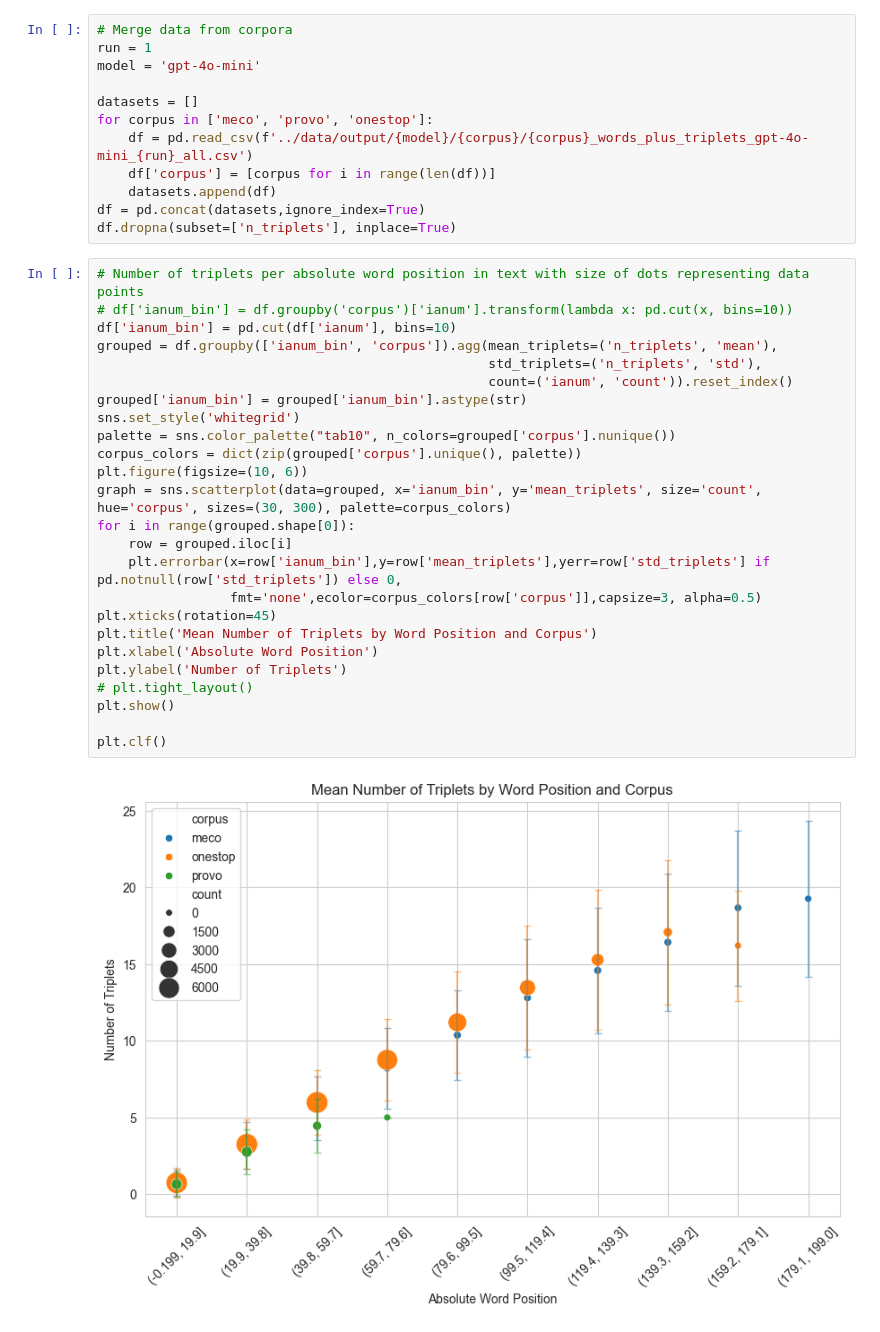
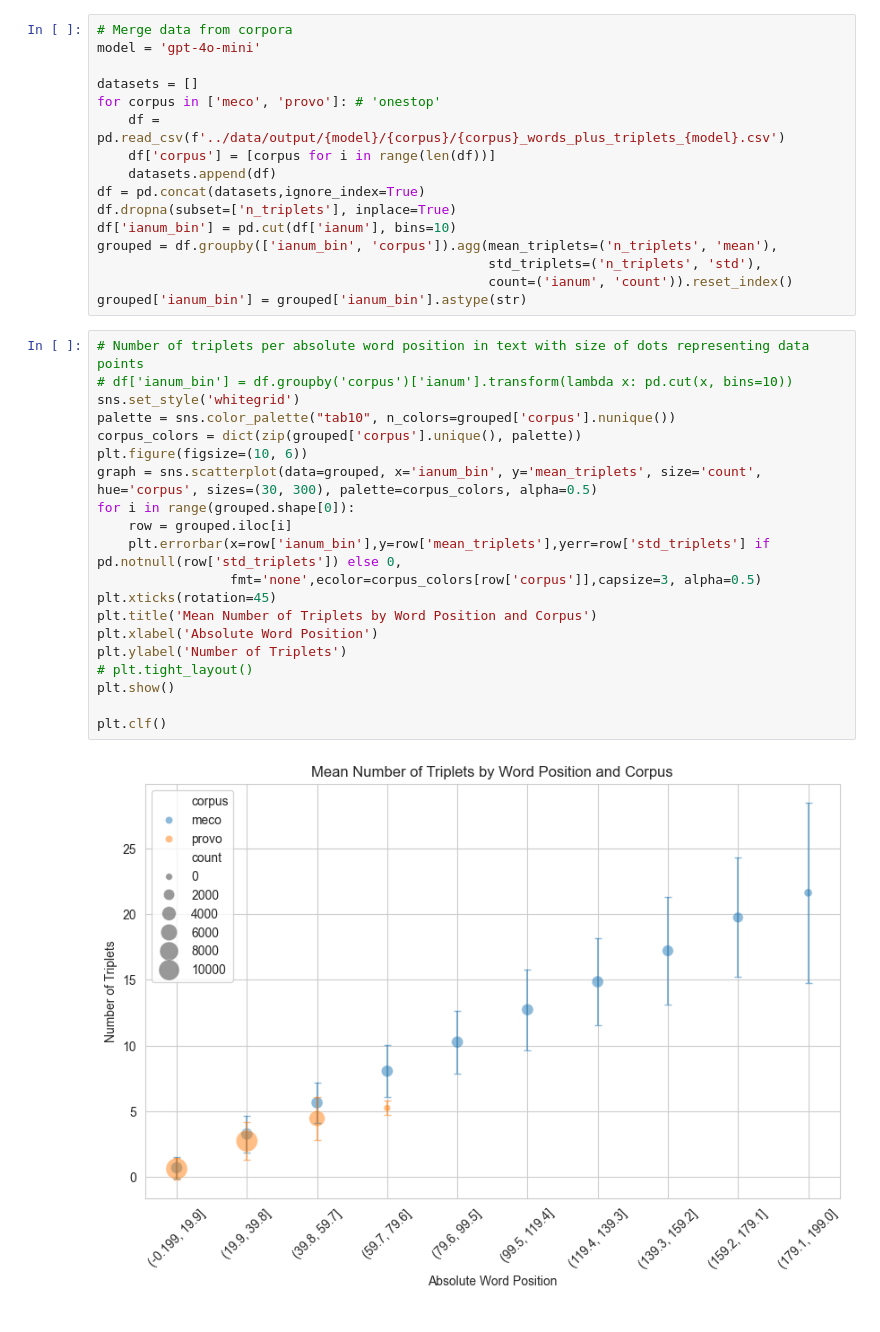
Before and after one commit to dritlopes/sentence_wrap_up_text2kg, a Jupyter notebook: src/visualisations.ipynb, the cells around one changed output. Cells and saved outputs as stored; diff of their text form.

```diff
--- a/src/visualisations.ipynb
+++ b/src/visualisations.ipynb
@@ -6,43 +7,42 @@ import json
 import numpy as np
 # %%
 # Merge data from corpora
-run = 1
 model = 'gpt-4o-mini'
 
 datasets = []
-for corpus in ['meco', 'provo', 'onestop']:
-    df = pd.read_csv(f'../data/output/{model}/{corpus}/{corpus}_words_plus_triplets_gpt-4o-mini_{run}_all.csv')
+for corpus in ['meco', 'provo']: # 'onestop'
+    df = pd.read_csv(f'../data/output/{model}/{corpus}/{corpus}_words_plus_triplets_{model}.csv')
     df['corpus'] = [corpus for i in range(len(df))]
     datasets.append(df)
 df = pd.concat(datasets,ignore_index=True)
 df.dropna(subset=['n_triplets'], inplace=True)
+df['ianum_bin'] = pd.cut(df['ianum'], bins=10)
+grouped = df.groupby(['ianum_bin', 'corpus']).agg(mean_triplets=('n_triplets', 'mean'),
+                                                  std_triplets=('n_triplets', 'std'),
+                                                  count=('ianum', 'count')).reset_index()
+grouped['ianum_bin'] = grouped['ianum_bin'].astype(str)
 # %%
 # Number of triplets per absolute word position in text with size of dots representing data points
 # df['ianum_bin'] = df.groupby('corpus')['ianum'].transform(lambda x: pd.cut(x, bins=10))
-df['ianum_bin'] = pd.cut(df['ianum'], bins=10)
-grouped = df.groupby(['ianum_bin', 'corpus']).agg(mean_triplets=('n_triplets', 'mean'),
-                                                  std_triplets=('n_triplets', 'std'),
-                                                  count=('ianum', 'count')).reset_index()
-grouped['ianum_bin'] = grouped['ianum_bin'].astype(str)
 sns.set_style('whitegrid')
 palette = sns.color_palette("tab10", n_colors=grouped['corpus'].nunique())
 corpus_colors = dict(zip(grouped['corpus'].unique(), palette))
 plt.figure(figsize=(10, 6))
-graph = sns.scatterplot(data=grouped, x='ianum_bin', y='mean_triplets', size='count', hue='corpus', sizes=(30, 300), palette=corpus_colors)
+graph = sns.scatterplot(data=grouped, x='ianum_bin', y='mean_triplets', size='count', hue='corpus', sizes=(30, 300), palette=corpus_colors, alpha=0.5)
 for i in range(grouped.shape[0]):
     row = grouped.iloc[i]
     plt.errorbar(x=row['ianum_bin'],y=row['mean_triplets'],yerr=row['std_triplets'] if pd.notnull(row['std_triplets']) else 0,
                  fmt='none',ecolor=corpus_colors[row['corpus']],capsize=3, alpha=0.5)
 plt.xticks(rotation=45)
 plt.title('Mean Number of Triplets by Word Position and Corpus')
 plt.xlabel('Absolute Word Position')
 plt.ylabel('Number of Triplets')
 # plt.tight_layout()
 plt.show()
 
 plt.clf()
 # %% [output]
-[figure, old version]
+[figure, new version]
 <Figure size 640x480 with 0 Axes>
 # %%
 # Number of triplets per word position per text in a corpus
```
Also changed, not shown: parts of 7 cells of this notebook, 4 other files.
